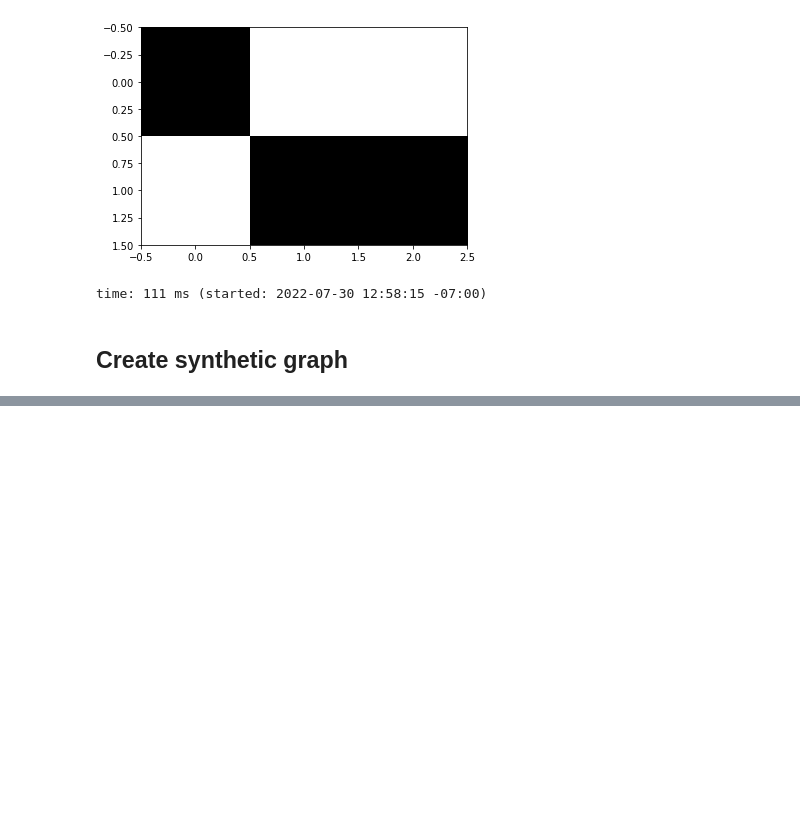
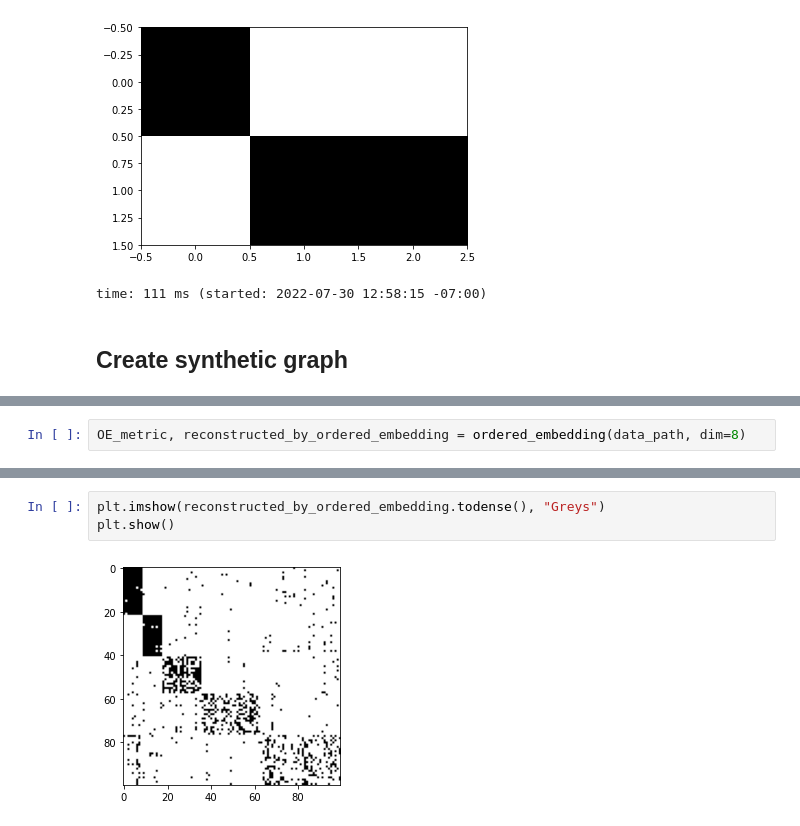
Before and after one commit to WenXinDong2018/bipartite_graph_representation, a Jupyter notebook: src/learning/notebooks/demo.ipynb, the cells around one changed output, grey strips where cells are left out. Saved outputs shown, nothing was run; the diff lists cells and outputs as text; blank space fills up the shorter version.

```diff
--- a/src/learning/notebooks/demo.ipynb
+++ b/src/learning/notebooks/demo.ipynb
@@ -327,0 +277,2 @@ time: 91.1 ms (started: 2022-07-30 21:54:50 -07:00)
+# %%
+OE_metric, reconstructed_by_ordered_embedding = ordered_embedding(data_path, dim=8)
@@ -327,0 +349,5 @@ time: 91.1 ms (started: 2022-07-30 21:54:50 -07:00)
+# %%
+plt.imshow(reconstructed_by_ordered_embedding.todense(), "Greys")
+plt.show()
+# %% [output]
+[figure, added]
```
Also changed, not shown: parts of 29 cells of this notebook, 21 other files.
